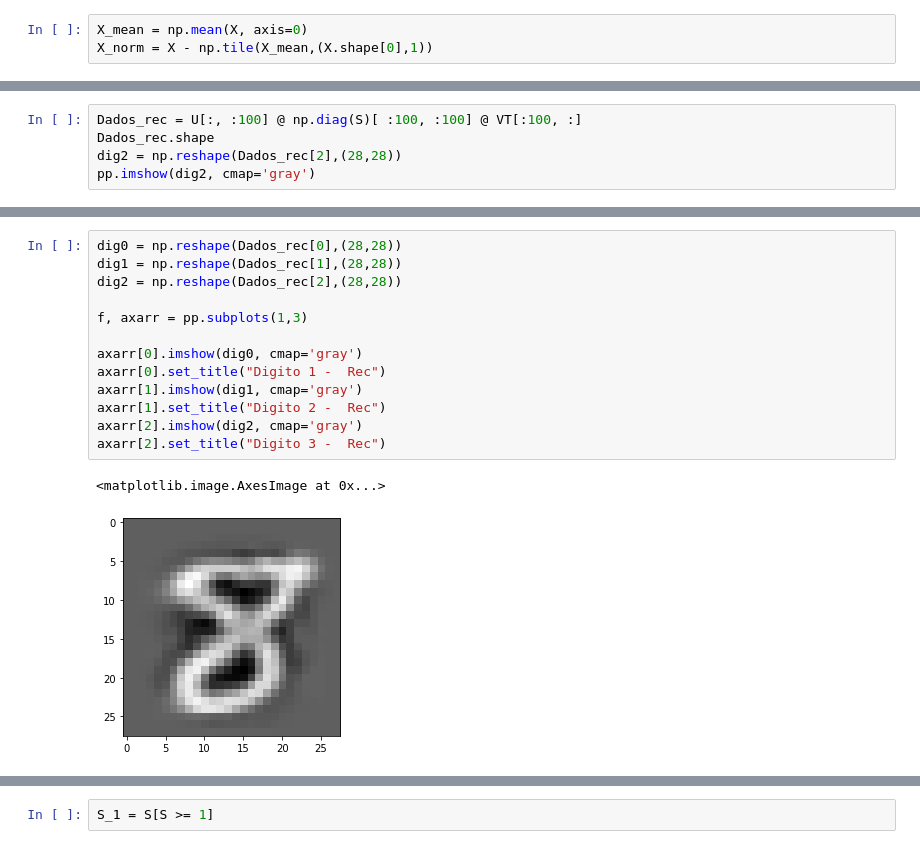
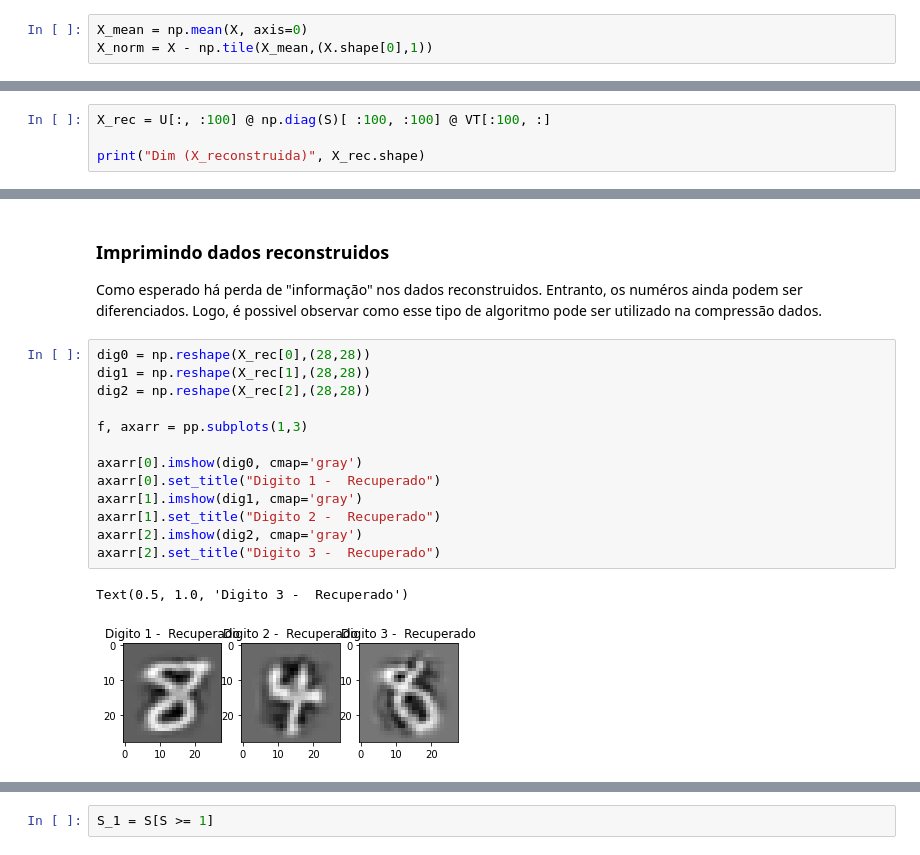
Before and after one commit to vitorml34/MO431, a Jupyter notebook: Tarefa-1.ipynb, the cells around one changed output, grey strips where cells are left out. Cells and saved outputs as stored; diff of their text form.

```diff
--- a/Tarefa-1.ipynb
+++ b/Tarefa-1.ipynb
@@ -68,6 +103,5 @@ Dados_proj.shape
 # %%
-Dados_rec = U[:, :100] @ np.diag(S)[ :100, :100] @ VT[:100, :]
-Dados_rec.shape
-dig2 = np.reshape(Dados_rec[2],(28,28))
-pp.imshow(dig2, cmap='gray')
+X_rec = U[:, :100] @ np.diag(S)[ :100, :100] @ VT[:100, :]
+
+print("Dim (X_reconstruida)", X_rec.shape)
 # %% [output]
@@ -76,16 +109,20 @@ pp.imshow(dig2, cmap='gray')
+# %% [markdown]
+### Imprimindo dados reconstruidos
+
+Como esperado há perda de "informação" nos dados reconstruidos. Entranto, os numéros ainda podem ser diferenciados. Logo, é possivel observar como esse tipo de algoritmo pode ser utilizado na compressão dados.
 # %%
-dig0 = np.reshape(Dados_rec[0],(28,28))
-dig1 = np.reshape(Dados_rec[1],(28,28))
-dig2 = np.reshape(Dados_rec[2],(28,28))
+dig0 = np.reshape(X_rec[0],(28,28))
+dig1 = np.reshape(X_rec[1],(28,28))
+dig2 = np.reshape(X_rec[2],(28,28))
 
 f, axarr = pp.subplots(1,3)
 
 axarr[0].imshow(dig0, cmap='gray')
-axarr[0].set_title("Digito 1 -  Rec")
+axarr[0].set_title("Digito 1 -  Recuperado")
 axarr[1].imshow(dig1, cmap='gray')
-axarr[1].set_title("Digito 2 -  Rec")
+axarr[1].set_title("Digito 2 -  Recuperado")
 axarr[2].imshow(dig2, cmap='gray')
-axarr[2].set_title("Digito 3 -  Rec")
+axarr[2].set_title("Digito 3 -  Recuperado")
 # %% [output]
-<matplotlib.image.AxesImage at 0x...>
+Text(0.5, 1.0, 'Digito 3 -  Recuperado')
-[figure, old version]
+[figure, new version]
```
Also changed, not shown: parts of 37 cells of this notebook.
